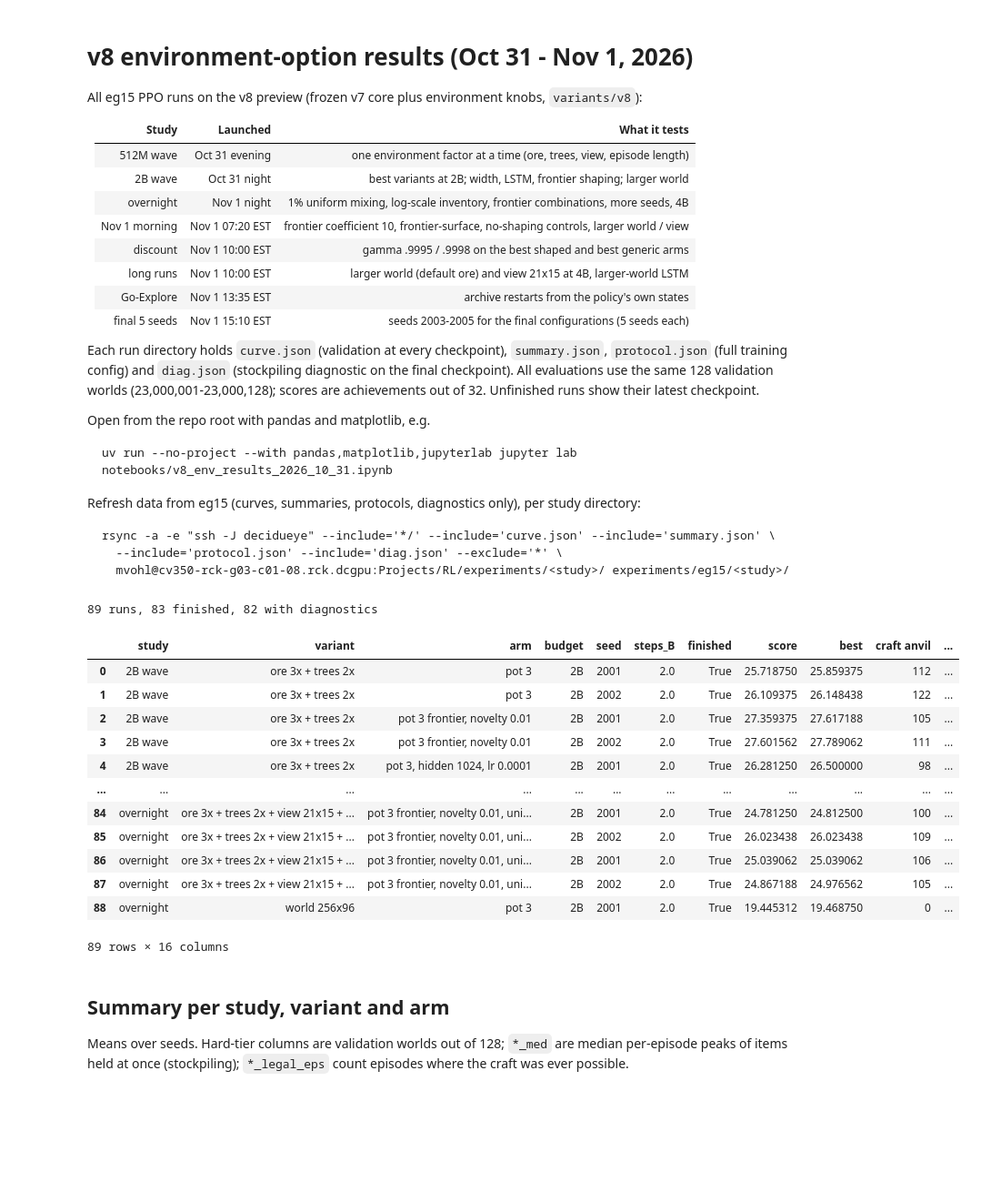
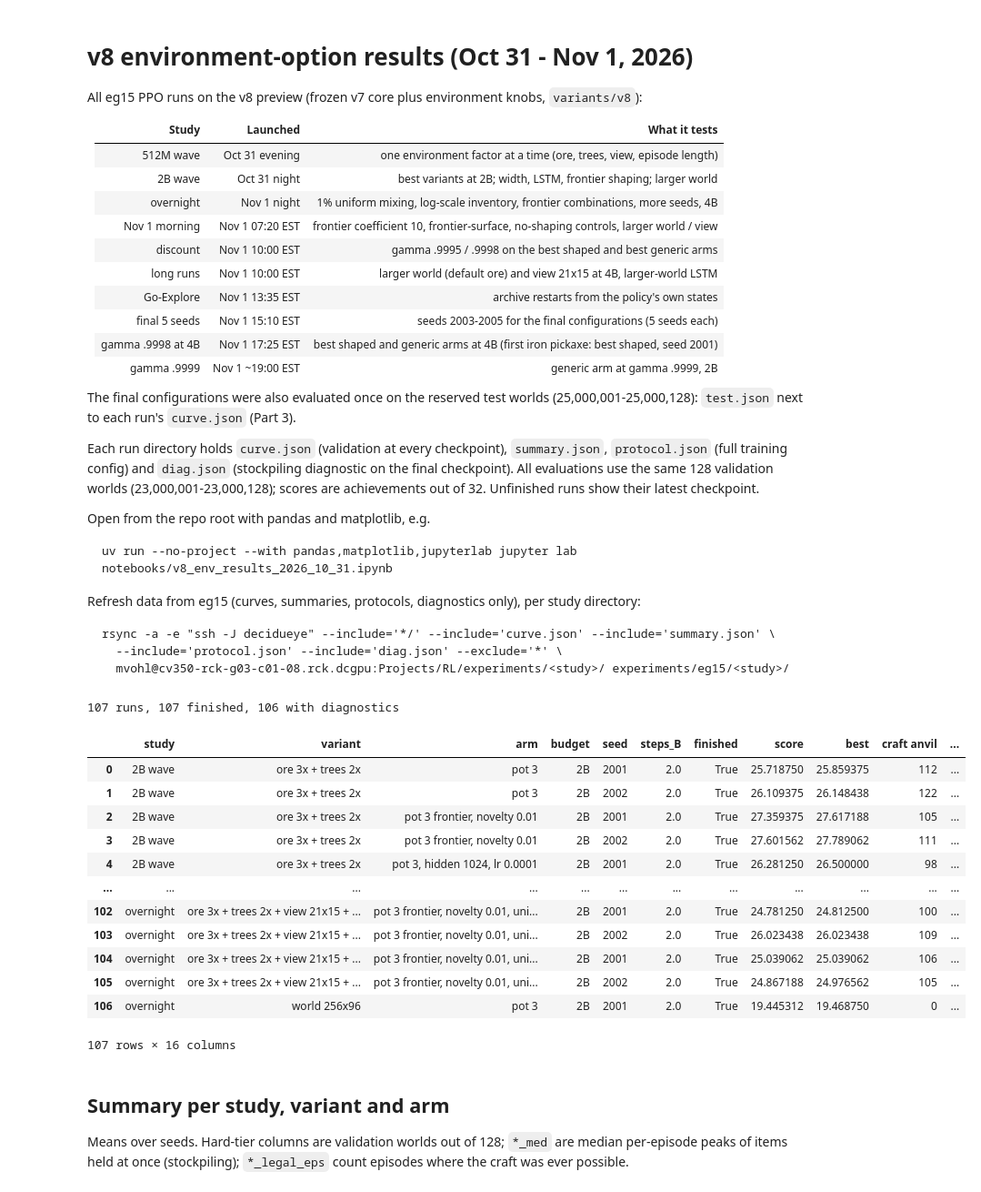
Before and after one commit to MikaVohl/terraria-env, a Jupyter notebook: notebooks/v8_env_results_2026_10_31.ipynb, the cells around one changed output. Shown at 91% size. Drawn from its saved outputs; the diff is of its cells as text; code cells hidden in the pictures; blank space fills up the shorter version.

```diff
--- a/notebooks/v8_env_results_2026_10_31.ipynb
+++ b/notebooks/v8_env_results_2026_10_31.ipynb
@@ -13,6 +13,11 @@ All eg15 PPO runs on the v8 preview (frozen v7 core plus environment knobs, `var
 | long runs | Nov 1 10:00 EST | larger world (default ore) and view 21x15 at 4B, larger-world LSTM |
 | Go-Explore | Nov 1 13:35 EST | archive restarts from the policy's own states |
 | final 5 seeds | Nov 1 15:10 EST | seeds 2003-2005 for the final configurations (5 seeds each) |
+| gamma .9998 at 4B | Nov 1 17:25 EST | best shaped and generic arms at 4B (first iron pickaxe: best shaped, seed 2001) |
+| gamma .9999 | Nov 1 ~19:00 EST | generic arm at gamma .9999, 2B |
+
+The final configurations were also evaluated once on the reserved test worlds (25,000,001-25,000,128):
+`test.json` next to each run's `curve.json` (Part 3).
 
 Each run directory holds `curve.json` (validation at every checkpoint), `summary.json`, `protocol.json`
 (full training config) and `diag.json` (stockpiling diagnostic on the final checkpoint). All evaluations
@@ -47,6 +52,8 @@ STUDIES = {  # label -> directory under DATA; add new studies here
     "long runs": "eg15-long-v8-20261101c",
     "Go-Explore": "eg15-goexplore-v8-20261101e",
     "final 5 seeds": "eg15-final5-v8-20261101f",
+    "gamma .9998 at 4B": "eg15-4b-v8-20261101g",
+    "gamma .9999": "eg15-g9999-v8-20261101g",
 }
 # Environment knobs per library build (variants/v8/README.md). Defaults reproduce v7.
 LIBS = {
@@ -129,40 +136,43 @@ for study, sub in STUDIES.items():
                    steps_B=curve[-1]["steps"] / 2**30, hours=curve[-1]["elapsed_seconds"] / 3600,
                    finished=(run / "summary.json").exists(),
                    score=ev["mean_achievements"], best=max(c["evaluation"]["mean_achievements"] for c in curve),
                    crafter_score=crafter_score(ev["hits"], ev["episodes"]),
                    deaths=ev["death_rate"], idle_steps=ev["mean_steps_after_last_achievement"],
                    **{h: ev["hits"].get(h, 0) for h in HARD})
+        if (run / "test.json").exists():
+            test = json.loads((run / "test.json").read_text())
+            row.update(test_score=test["mean_achievements"], test_crafter_score=crafter_score(test["hits"], test["episodes"]))
         if (run / "diag.json").exists():
             diag = json.loads((run / "diag.json").read_text())
             peak, acts = diag["inventory_peak"], diag["actions"]
             row.update(iron_bars_med=peak["iron bar"]["median"], iron_bars_max=peak["iron bar"]["max"],
                        gold_bars_med=peak["gold bar"]["median"], wood_med=peak["wood"]["median"],
                        iron_bars_smelted_per_ep=acts["smelt iron"]["chosen"] / diag["episodes"],
                        breastplate_legal_eps=acts["craft wood breastplate"]["episodes_with_opportunity"],
                        iron_pick_legal_eps=acts["craft iron pickaxe"]["episodes_with_opportunity"])
         rows.append(row)
         curves += [dict(key, steps_B=c["steps"] / 2**30, score=c["evaluation"]["mean_achievements"]) for c in curve]
 
 runs = pd.DataFrame(rows)
 curves = pd.DataFrame(curves)
 print(f"{len(runs)} runs, {runs.finished.sum()} finished, {runs.iron_bars_med.notna().sum()} with diagnostics")
 runs[["study", "variant", "arm", "budget", "seed", "steps_B", "finished", "score", "best", *HARD]].sort_values(
     ["study", "variant", "arm", "seed"]).reset_index(drop=True)
 # %% [output]
-89 runs, 83 finished, 82 with diagnostics
+107 runs, 107 finished, 106 with diagnostics
 |  | study | variant | arm | budget | seed | steps_B | finished | score | best | craft anvil | ... |
 | 0 | 2B wave | ore 3x + trees 2x | pot 3 | 2B | 2001 | 2.0 | True | 25.718750 | 25.859375 | 112 | ... |
 | 1 | 2B wave | ore 3x + trees 2x | pot 3 | 2B | 2002 | 2.0 | True | 26.109375 | 26.148438 | 122 | ... |
 | 2 | 2B wave | ore 3x + trees 2x | pot 3 frontier, novelty 0.01 | 2B | 2001 | 2.0 | True | 27.359375 | 27.617188 | 105 | ... |
 | 3 | 2B wave | ore 3x + trees 2x | pot 3 frontier, novelty 0.01 | 2B | 2002 | 2.0 | True | 27.601562 | 27.789062 | 111 | ... |
 | 4 | 2B wave | ore 3x + trees 2x | pot 3, hidden 1024, lr 0.0001 | 2B | 2001 | 2.0 | True | 26.281250 | 26.500000 | 98 | ... |
 | ... | ... | ... | ... | ... | ... | ... | ... | ... | ... | ... | ... |
-| 84 | overnight | ore 3x + trees 2x + view 21x15 + ... | pot 3 frontier, novelty 0.01, uni... | 2B | 2001 | 2.0 | True | 24.781250 | 24.812500 | 100 | ... |
-| 85 | overnight | ore 3x + trees 2x + view 21x15 + ... | pot 3 frontier, novelty 0.01, uni... | 2B | 2002 | 2.0 | True | 26.023438 | 26.023438 | 109 | ... |
-| 86 | overnight | ore 3x + trees 2x + view 21x15 + ... | pot 3 frontier, novelty 0.01, uni... | 2B | 2001 | 2.0 | True | 25.039062 | 25.039062 | 106 | ... |
-| 87 | overnight | ore 3x + trees 2x + view 21x15 + ... | pot 3 frontier, novelty 0.01, uni... | 2B | 2002 | 2.0 | True | 24.867188 | 24.976562 | 105 | ... |
-| 88 | overnight | world 256x96 | pot 3 | 2B | 2001 | 2.0 | True | 19.445312 | 19.468750 | 0 | ... |
+| 102 | overnight | ore 3x + trees 2x + view 21x15 + ... | pot 3 frontier, novelty 0.01, uni... | 2B | 2001 | 2.0 | True | 24.781250 | 24.812500 | 100 | ... |
+| 103 | overnight | ore 3x + trees 2x + view 21x15 + ... | pot 3 frontier, novelty 0.01, uni... | 2B | 2002 | 2.0 | True | 26.023438 | 26.023438 | 109 | ... |
+| 104 | overnight | ore 3x + trees 2x + view 21x15 + ... | pot 3 frontier, novelty 0.01, uni... | 2B | 2001 | 2.0 | True | 25.039062 | 25.039062 | 106 | ... |
+| 105 | overnight | ore 3x + trees 2x + view 21x15 + ... | pot 3 frontier, novelty 0.01, uni... | 2B | 2002 | 2.0 | True | 24.867188 | 24.976562 | 105 | ... |
+| 106 | overnight | world 256x96 | pot 3 | 2B | 2001 | 2.0 | True | 19.445312 | 19.468750 | 0 | ... |
-89 rows × 16 columns
+107 rows × 16 columns
 # %% [markdown]
 ## Summary per study, variant and arm
 
```
Also changed, not shown: parts of 15 cells of this notebook, 1 other file.
